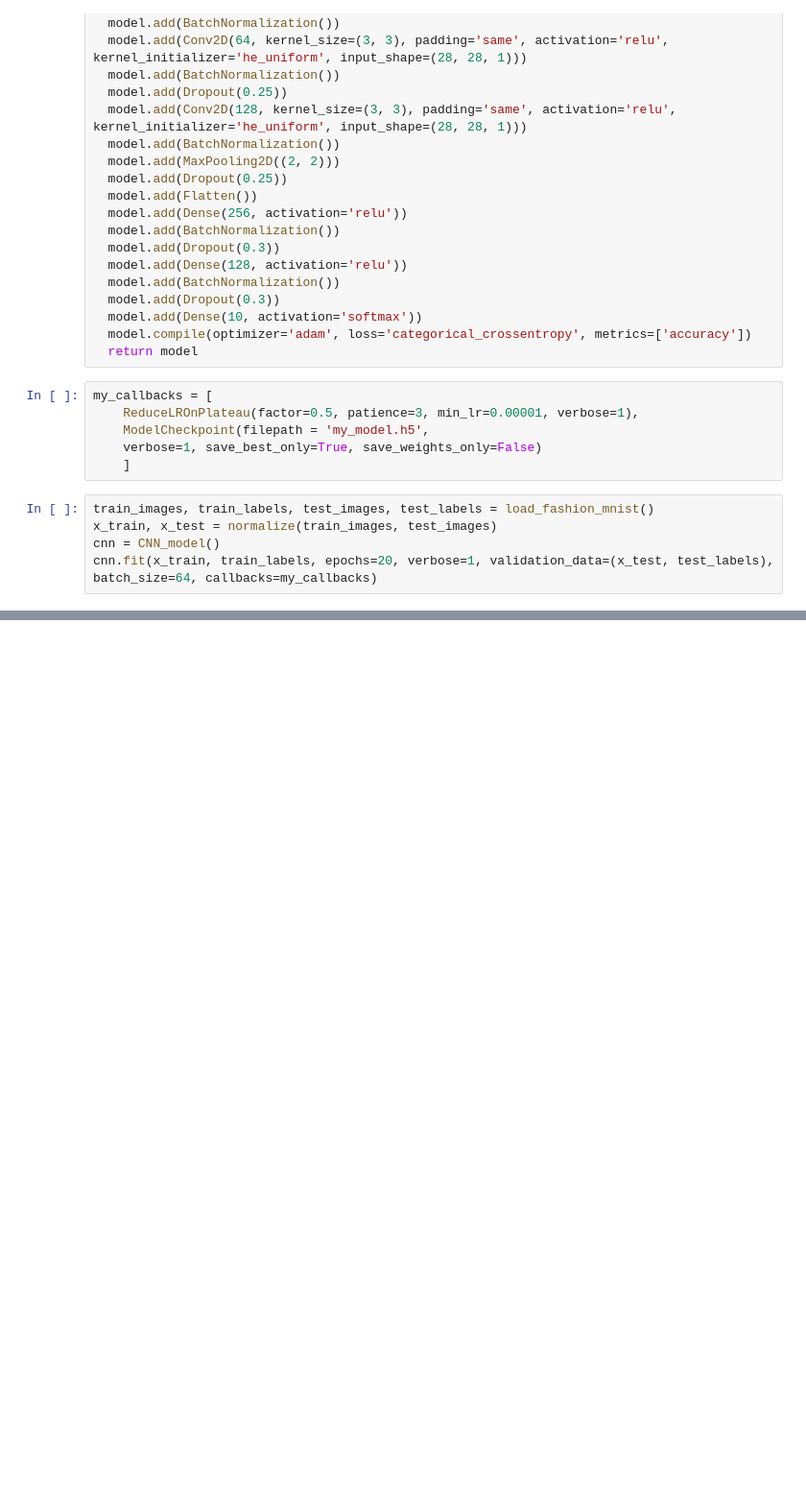
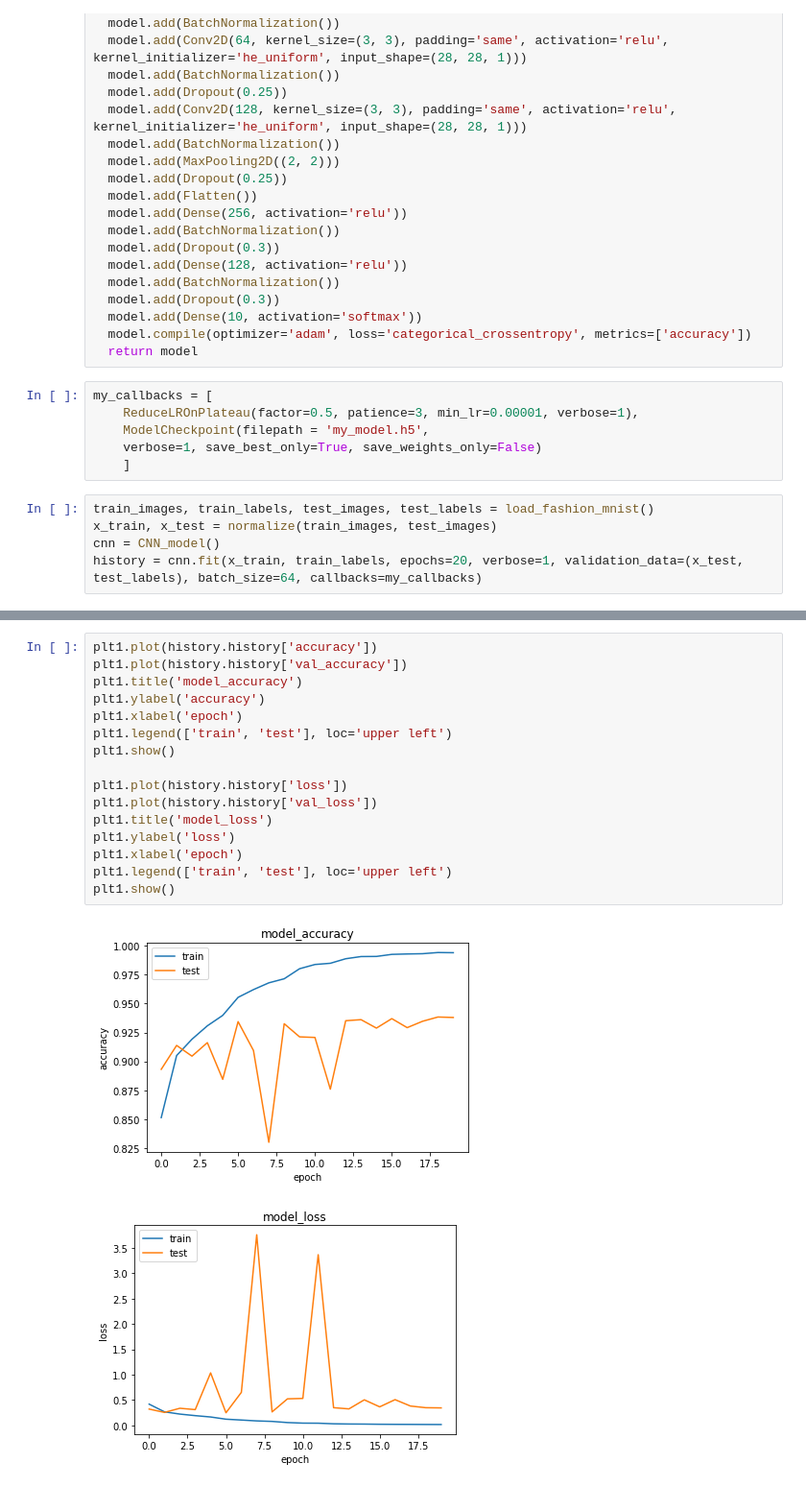
Before and after one commit to lagamaite/CSC-522-P30, a Jupyter notebook: Fashion_MNIST_final.ipynb, the cells around one changed output, grey strips where cells are left out. Shown at 96% size. Drawn from its saved outputs; the diff is of its cells as text; blank space fills up the shorter version.

```diff
--- a/Fashion_MNIST_final.ipynb
+++ b/Fashion_MNIST_final.ipynb
@@ -57,5 +57,5 @@ my_callbacks = [
 train_images, train_labels, test_images, test_labels = load_fashion_mnist()
 x_train, x_test = normalize(train_images, test_images)
 cnn = CNN_model()
-cnn.fit(x_train, train_labels, epochs=20, verbose=1, validation_data=(x_test, test_labels), batch_size=64, callbacks=my_callbacks)
+history = cnn.fit(x_train, train_labels, epochs=20, verbose=1, validation_data=(x_test, test_labels), batch_size=64, callbacks=my_callbacks)
 # %% [output]
@@ -74,3 +82,22 @@ files.download('my_model.h5')
 # %% [output]
 [interactive output not drawn]
 [interactive output not drawn]
+# %%
+plt1.plot(history.history['accuracy'])
+plt1.plot(history.history['val_accuracy'])
+plt1.title('model_accuracy')
+plt1.ylabel('accuracy')
+plt1.xlabel('epoch')
+plt1.legend(['train', 'test'], loc='upper left')
+plt1.show()
+
+plt1.plot(history.history['loss'])
+plt1.plot(history.history['val_loss'])
+plt1.title('model_loss')
+plt1.ylabel('loss')
+plt1.xlabel('epoch')
+plt1.legend(['train', 'test'], loc='upper left')
+plt1.show()
+# %% [output]
+[figure, added]
+[figure, added]
```
Also changed, not shown: parts of 1 cell of this notebook.
